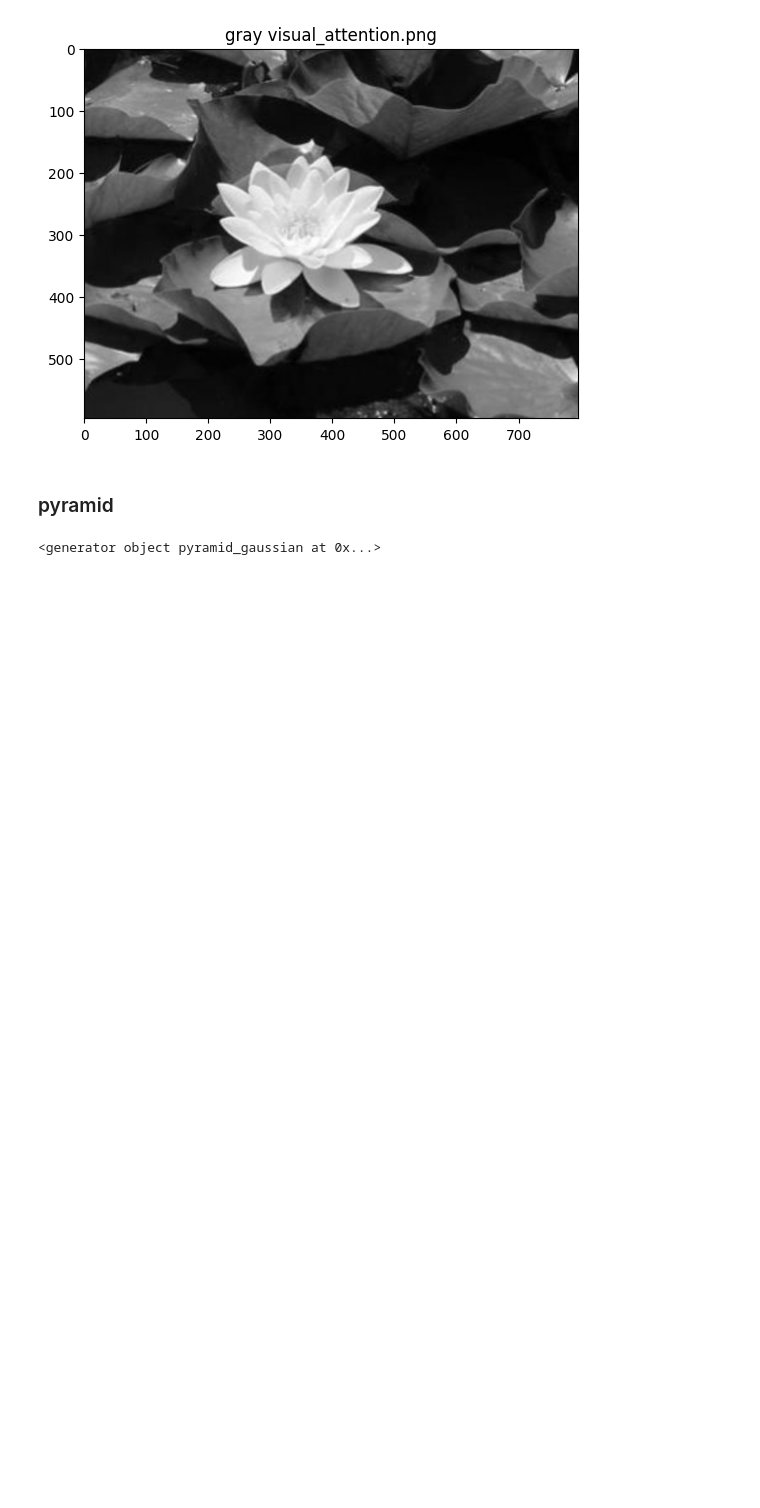
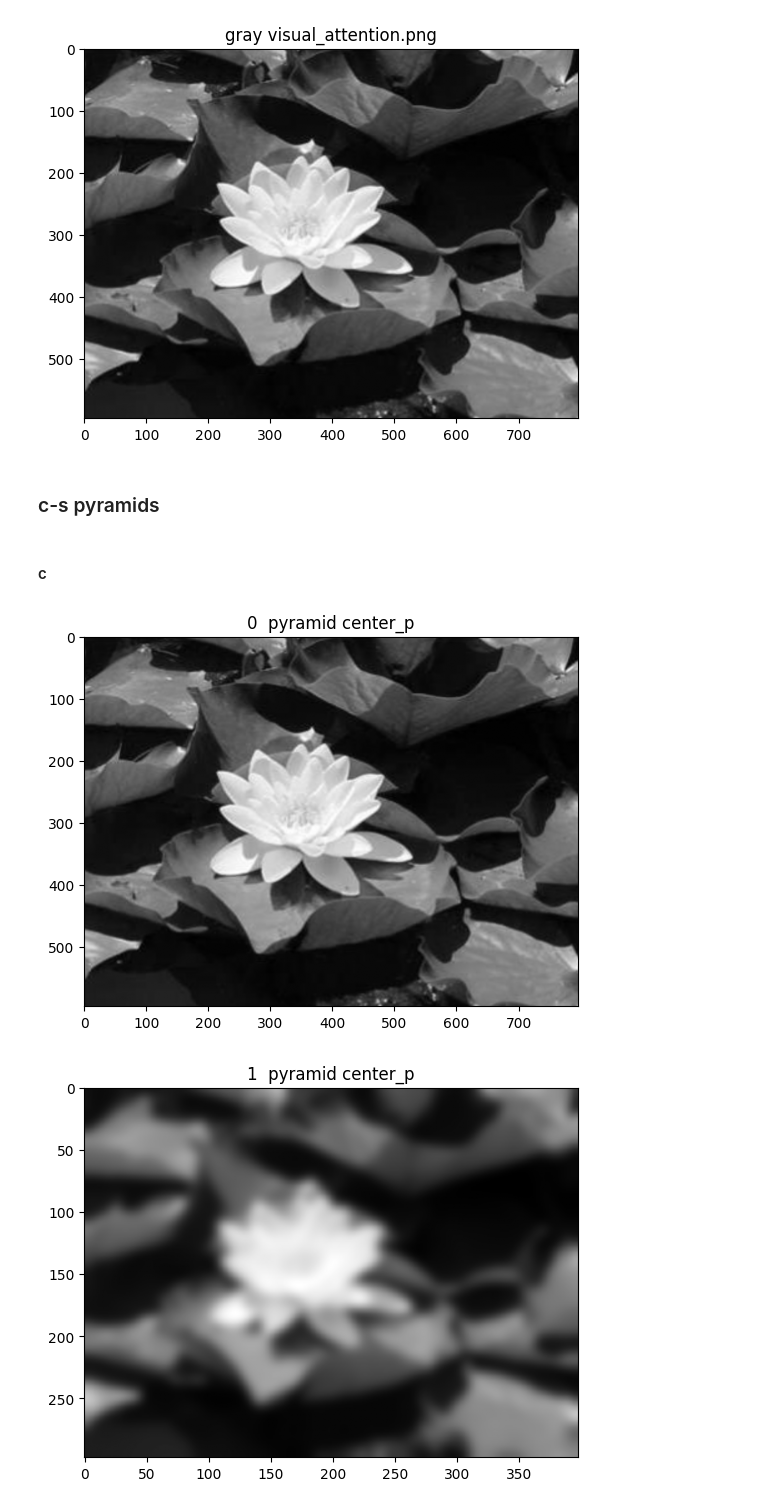
Before and after one commit to marekd6/CV1_labs, a Jupyter notebook: Assignment 02-20251125/cv1_2_3.ipynb, the cells around one changed output. Saved outputs shown, nothing was run; the diff lists cells and outputs as text; code cells hidden in the pictures; blank space fills up the shorter version.

Commit message:
contrast pyramids

```diff
--- a/Assignment 02-20251125/cv1_2_3.ipynb
+++ b/Assignment 02-20251125/cv1_2_3.ipynb
@@ -30,3 +30,7 @@ def load_display_img(pth, is_gray=False):
         img = ski.color.rgb2gray(img)
     show_img(img, pth, 'gray')
     return img
+# %%
+def vis_pyramid(pyramid, pth='', name=''):
+    for j, img in enumerate(pyramid):
+        show_img(img, name + ' pyramid ' + pth, str(j))
@@ -40,10 +80,8 @@ img = load_display_img(pth)
 [figure]
 [figure]
 # %% [markdown]
-### pyramid
+### c-s pyramids
+# %% [markdown]
+#### c
 # %%
-center_pyr = ski.transform.pyramid_gaussian(img, max_layer=4, sigma=9)
+centre_pyr = tuple(ski.transform.pyramid_gaussian(img, max_layer=4, sigma=9))
-# %%
-center_pyr
-# %% [output]
-<generator object pyramid_gaussian at 0x...>
@@ -51,0 +88,5 @@ surround_pyr = ski.transform.pyramid_gaussian(img, max_layer=4, sigma=16)
+# %%
+vis_pyramid(centre_pyr, 'center_p')
+# %% [output]
+[figure, added]
+[figure, added]
```
Also changed, not shown: parts of 13 cells of this notebook.
